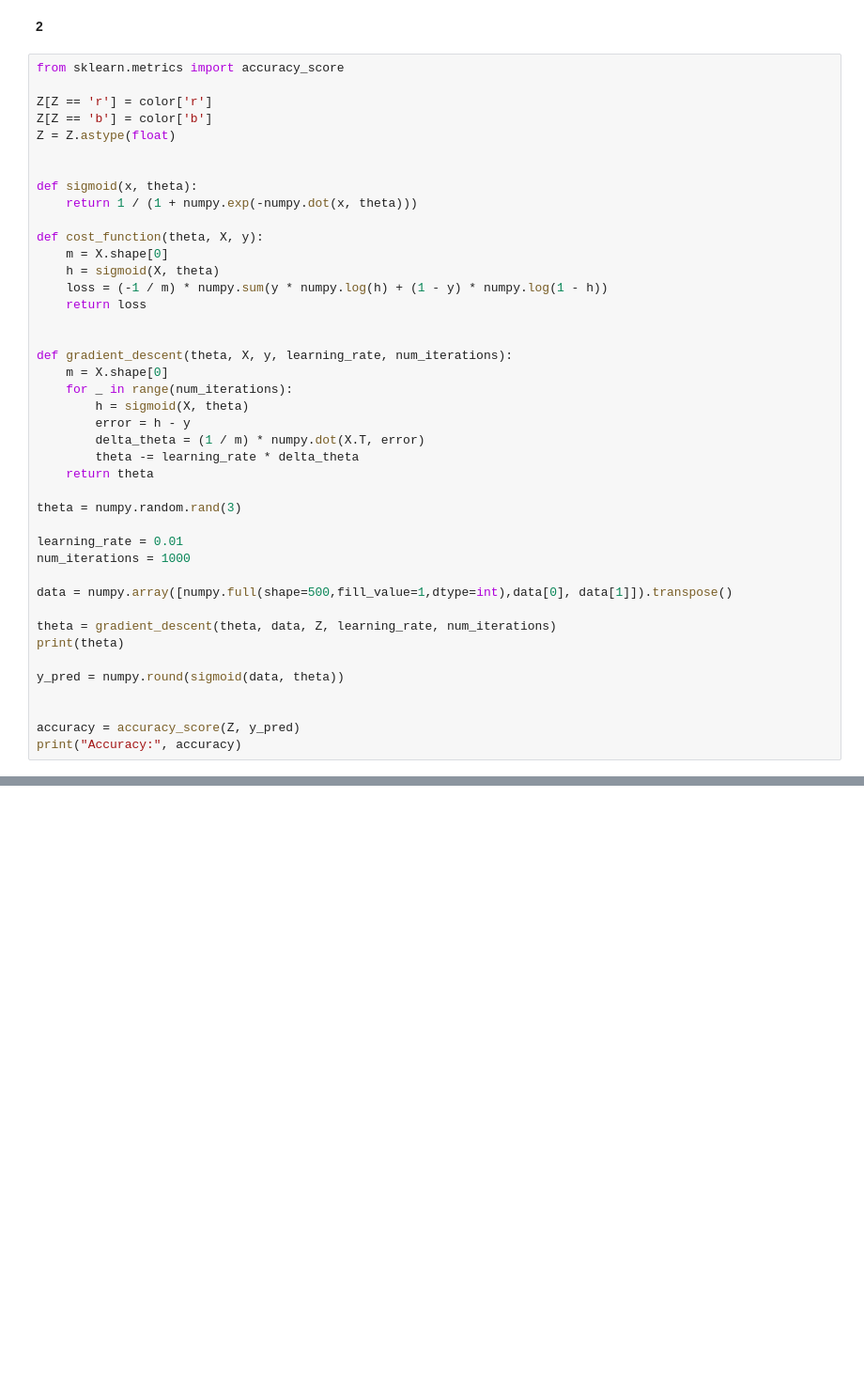
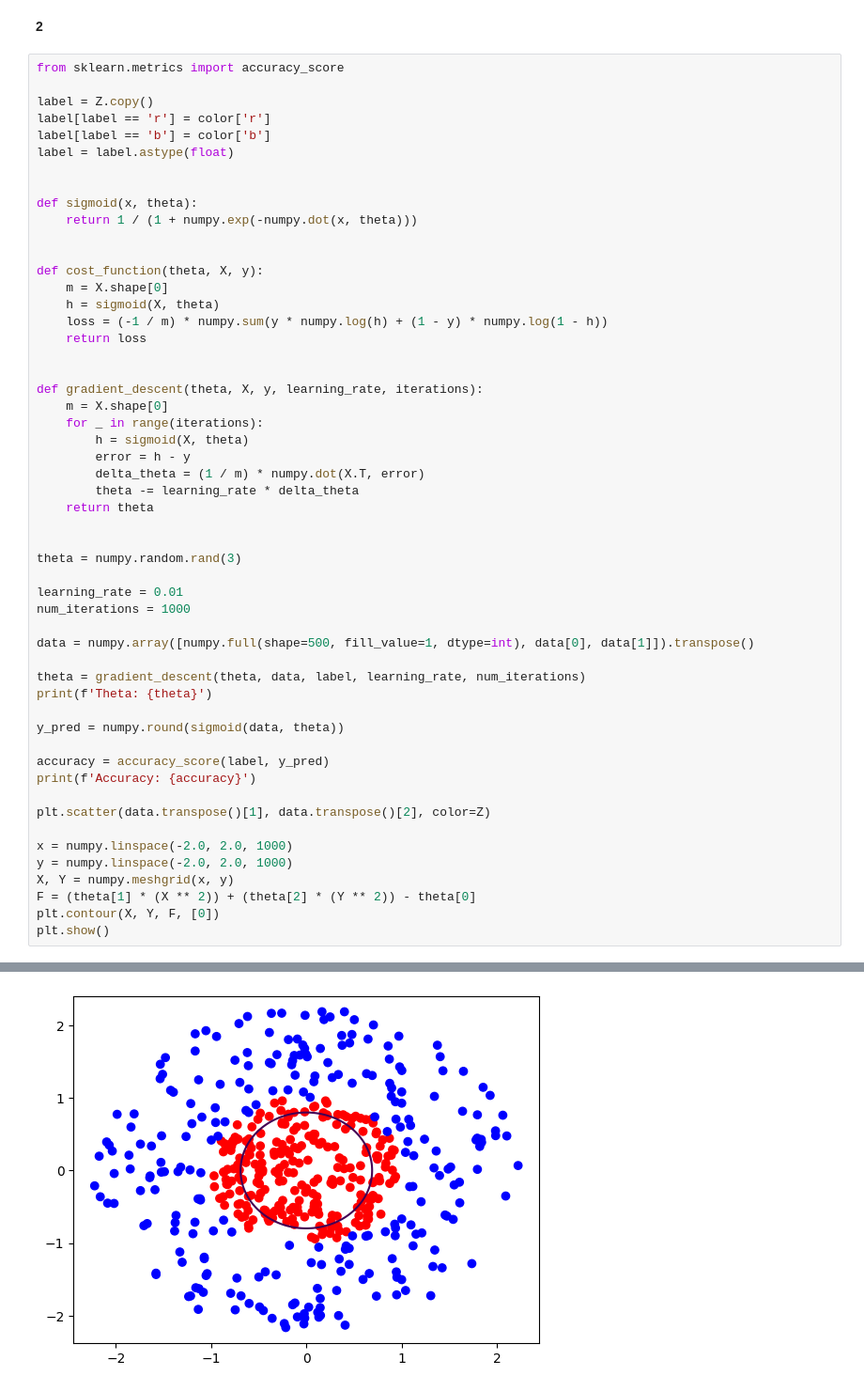
Before and after one commit to SM2A/Machine_Learning_Course_Project, a Jupyter notebook: HW-3/Report.ipynb, the cells around one changed output, grey strips where cells are left out. Shown: that part at 94% size. Drawn from its saved outputs; the diff is of its cells as text; blank space fills up the shorter version.

Commit message:
Plot classification line

```diff
--- a/HW-3/Report.ipynb
+++ b/HW-3/Report.ipynb
@@ -47,13 +47,15 @@ plt.show()
 # %%
 from sklearn.metrics import accuracy_score
 
-Z[Z == 'r'] = color['r']
-Z[Z == 'b'] = color['b']
-Z = Z.astype(float)
+label = Z.copy()
+label[label == 'r'] = color['r']
+label[label == 'b'] = color['b']
+label = label.astype(float)
 
 
 def sigmoid(x, theta):
     return 1 / (1 + numpy.exp(-numpy.dot(x, theta)))
+
 
 def cost_function(theta, X, y):
     m = X.shape[0]
@@ -62,28 +64,37 @@ def cost_function(theta, X, y):
     return loss
 
 
-def gradient_descent(theta, X, y, learning_rate, num_iterations):
+def gradient_descent(theta, X, y, learning_rate, iterations):
     m = X.shape[0]
-    for _ in range(num_iterations):
+    for _ in range(iterations):
         h = sigmoid(X, theta)
         error = h - y
         delta_theta = (1 / m) * numpy.dot(X.T, error)
         theta -= learning_rate * delta_theta
     return theta
 
+
 theta = numpy.random.rand(3)
 
 learning_rate = 0.01
 num_iterations = 1000
 
-data = numpy.array([numpy.full(shape=500,fill_value=1,dtype=int),data[0], data[1]]).transpose()
+data = numpy.array([numpy.full(shape=500, fill_value=1, dtype=int), data[0], data[1]]).transpose()
 
-theta = gradient_descent(theta, data, Z, learning_rate, num_iterations)
-print(theta)
+theta = gradient_descent(theta, data, label, learning_rate, num_iterations)
+print(f'Theta: {theta}')
 
 y_pred = numpy.round(sigmoid(data, theta))
 
+accuracy = accuracy_score(label, y_pred)
+print(f'Accuracy: {accuracy}')
 
-accuracy = accuracy_score(Z, y_pred)
-print("Accuracy:", accuracy)
+plt.scatter(data.transpose()[1], data.transpose()[2], color=Z)
+
+x = numpy.linspace(-2.0, 2.0, 1000)
+y = numpy.linspace(-2.0, 2.0, 1000)
+X, Y = numpy.meshgrid(x, y)
+F = (theta[1] * (X ** 2)) + (theta[2] * (Y ** 2)) - theta[0]
+plt.contour(X, Y, F, [0])
+plt.show()
 # %% [output]
@@ -91,0 +103 @@ Accuracy: 0.496
+[figure, added]
```
Also changed, not shown: parts of 2 cells of this notebook.
